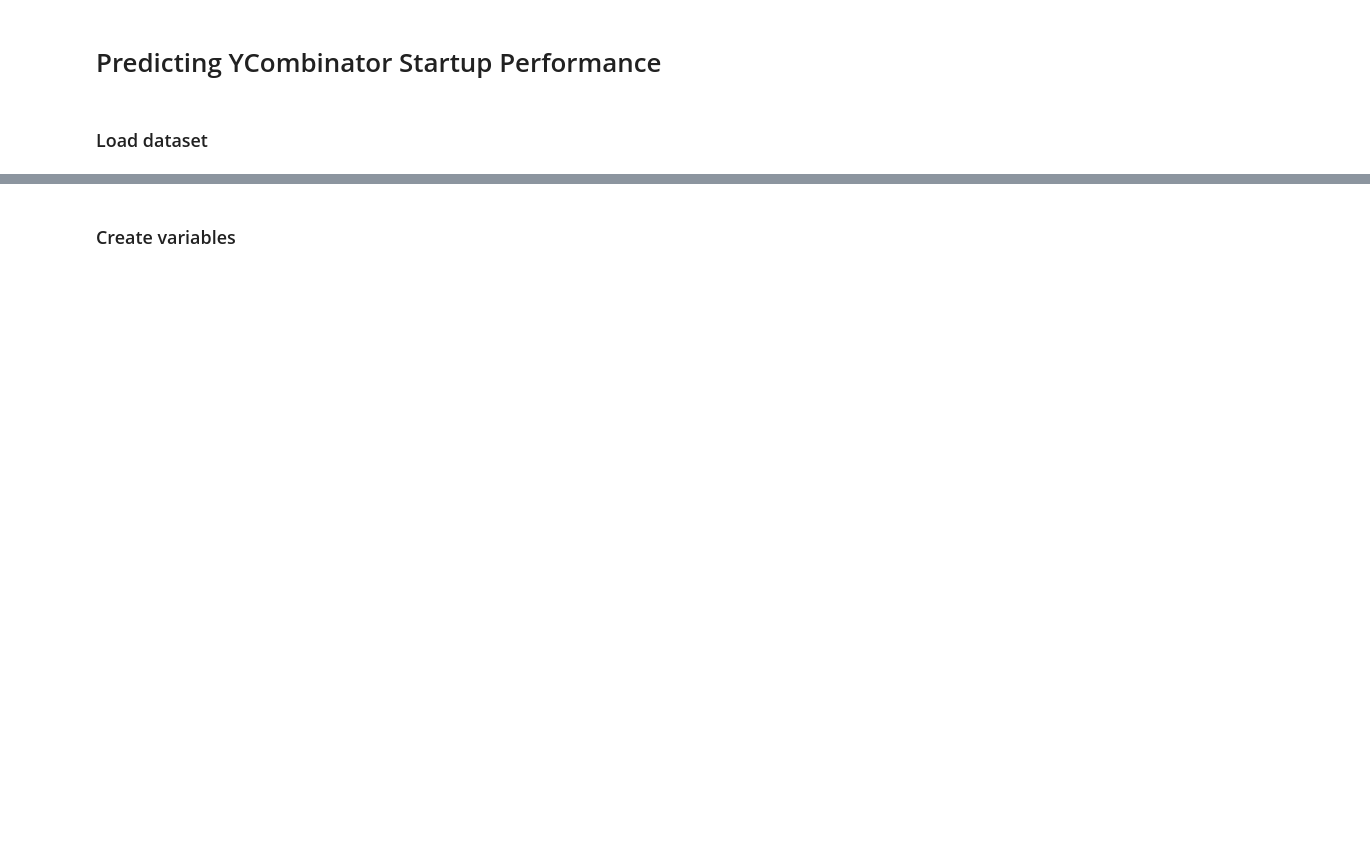
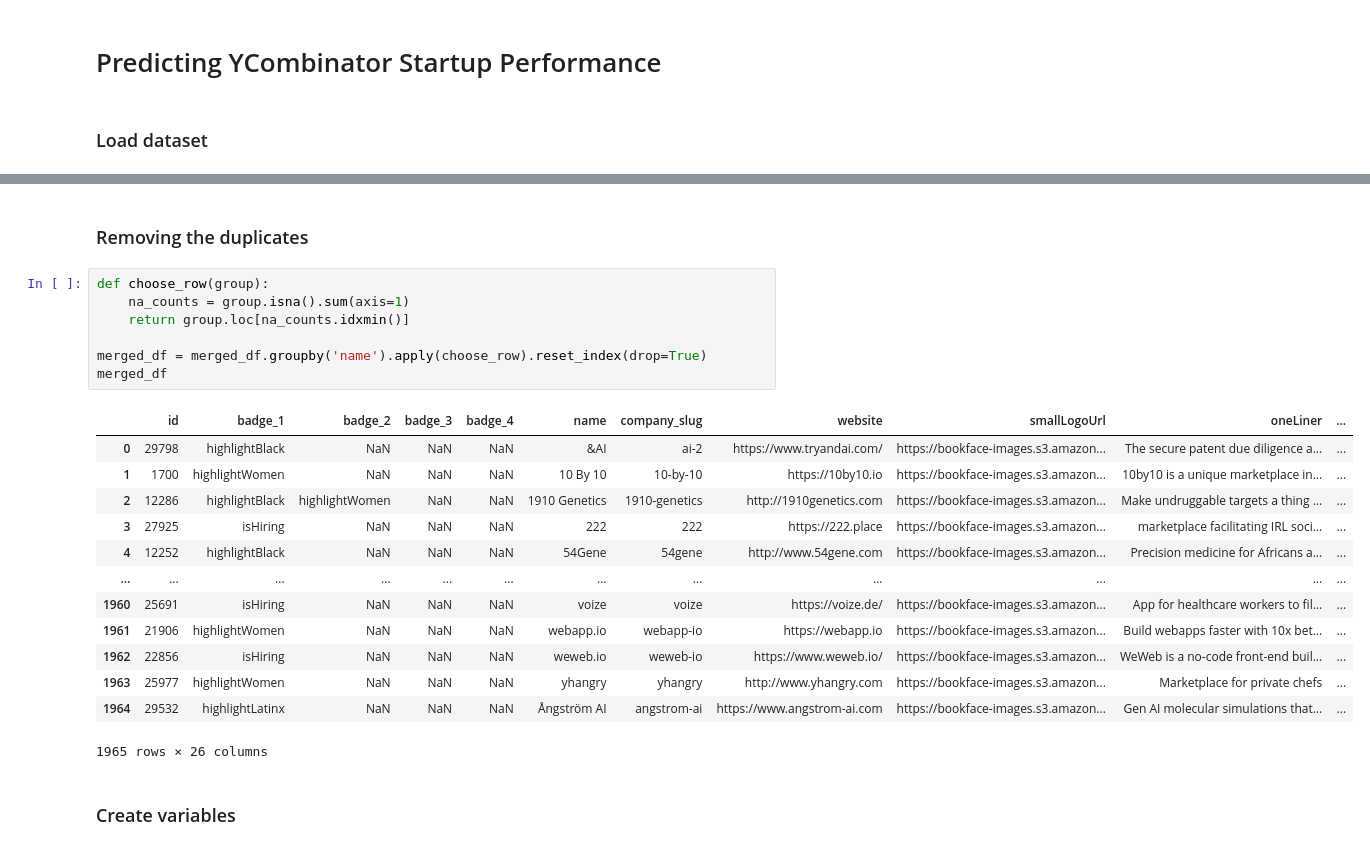
Before and after one commit to alishasrivas/Predicting-YCStartup-Survival, a Jupyter notebook: predicting.ipynb, the cells around one changed output, grey strips where cells are left out. Saved outputs shown, nothing was run; the diff lists cells and outputs as text; blank space fills up the shorter version.

```diff
--- a/predicting.ipynb
+++ b/predicting.ipynb
@@ -119,2 +117,25 @@ Final merged DataFrame:
+# %% [markdown]
+### Removing the duplicates
+# %%
+def choose_row(group):
+    na_counts = group.isna().sum(axis=1)
+    return group.loc[na_counts.idxmin()]
+
+merged_df = merged_df.groupby('name').apply(choose_row).reset_index(drop=True)
+merged_df
+# %% [output]
+|  | id | badge_1 | badge_2 | badge_3 | badge_4 | name | company_slug | website | smallLogoUrl | oneLiner | ... |
+| 0 | 29798 | highlightBlack | NaN | NaN | NaN | &AI | ai-2 | https://www.tryandai.com/ | https://bookface-images.s3.amazon... | The secure patent due diligence a... | ... |
+| 1 | 1700 | highlightWomen | NaN | NaN | NaN | 10 By 10 | 10-by-10 | https://10by10.io | https://bookface-images.s3.amazon... | 10by10 is a unique marketplace in... | ... |
+| 2 | 12286 | highlightBlack | highlightWomen | NaN | NaN | 1910 Genetics | 1910-genetics | http://1910genetics.com | https://bookface-images.s3.amazon... | Make undruggable targets a thing ... | ... |
+| 3 | 27925 | isHiring | NaN | NaN | NaN | 222 | 222 | https://222.place | https://bookface-images.s3.amazon... | marketplace facilitating IRL soci... | ... |
+| 4 | 12252 | highlightBlack | NaN | NaN | NaN | 54Gene | 54gene | http://www.54gene.com | https://bookface-images.s3.amazon... | Precision medicine for Africans a... | ... |
+| ... | ... | ... | ... | ... | ... | ... | ... | ... | ... | ... | ... |
+| 1960 | 25691 | isHiring | NaN | NaN | NaN | voize | voize | https://voize.de/ | https://bookface-images.s3.amazon... | App for healthcare workers to fil... | ... |
+| 1961 | 21906 | highlightWomen | NaN | NaN | NaN | webapp.io | webapp-io | https://webapp.io | https://bookface-images.s3.amazon... | Build webapps faster with 10x bet... | ... |
+| 1962 | 22856 | isHiring | NaN | NaN | NaN | weweb.io | weweb-io | https://www.weweb.io/ | https://bookface-images.s3.amazon... | WeWeb is a no-code front-end buil... | ... |
+| 1963 | 25977 | highlightWomen | NaN | NaN | NaN | yhangry | yhangry | http://www.yhangry.com | https://bookface-images.s3.amazon... | Marketplace for private chefs | ... |
+| 1964 | 29532 | highlightLatinx | NaN | NaN | NaN | Ångström AI | angstrom-ai | https://www.angstrom-ai.com | https://bookface-images.s3.amazon... | Gen AI molecular simulations that... | ... |
+1965 rows × 26 columns
 # %% [markdown]
 ### Create variables
```
Also changed, not shown: parts of 5 cells of this notebook.
